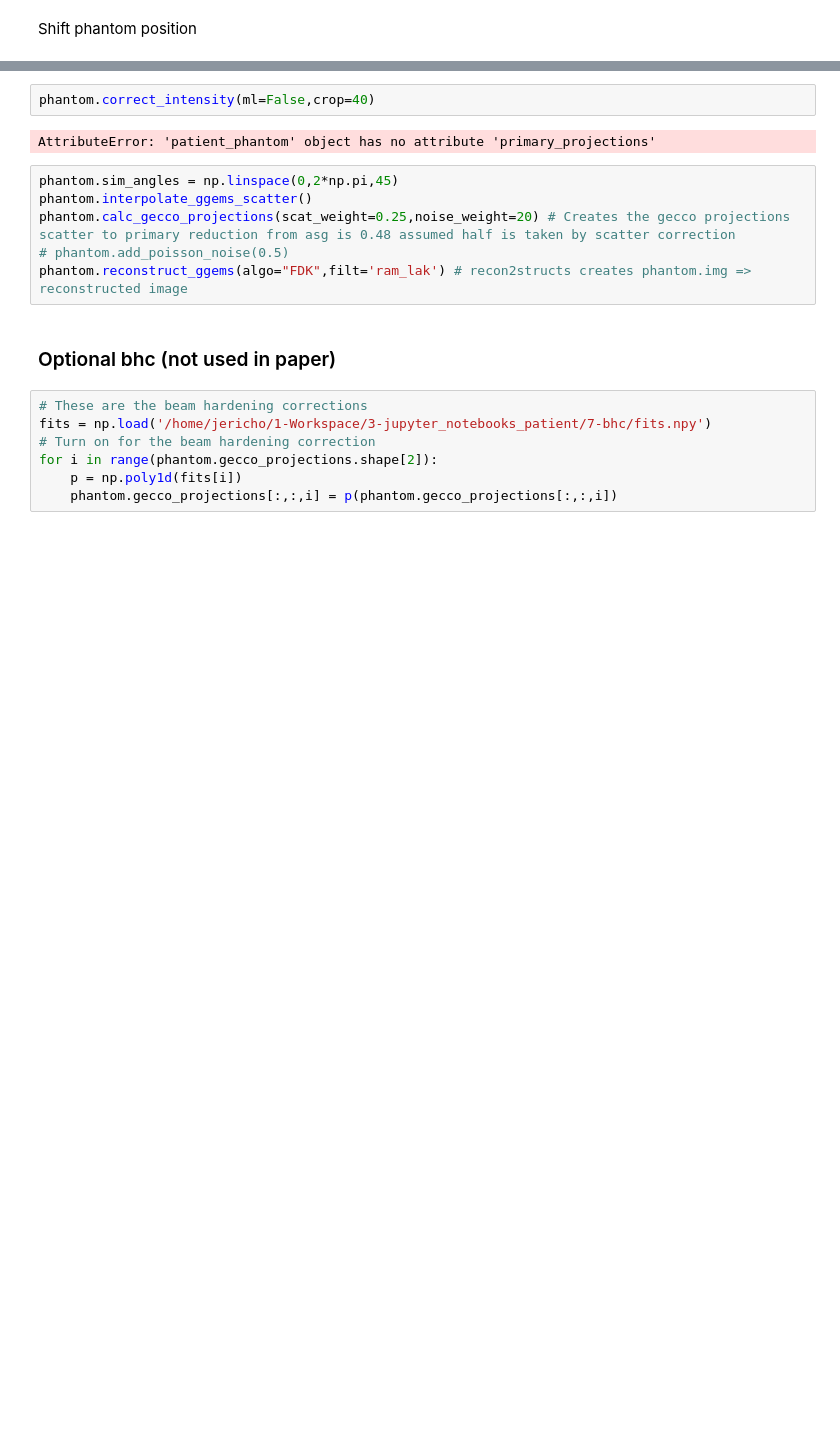
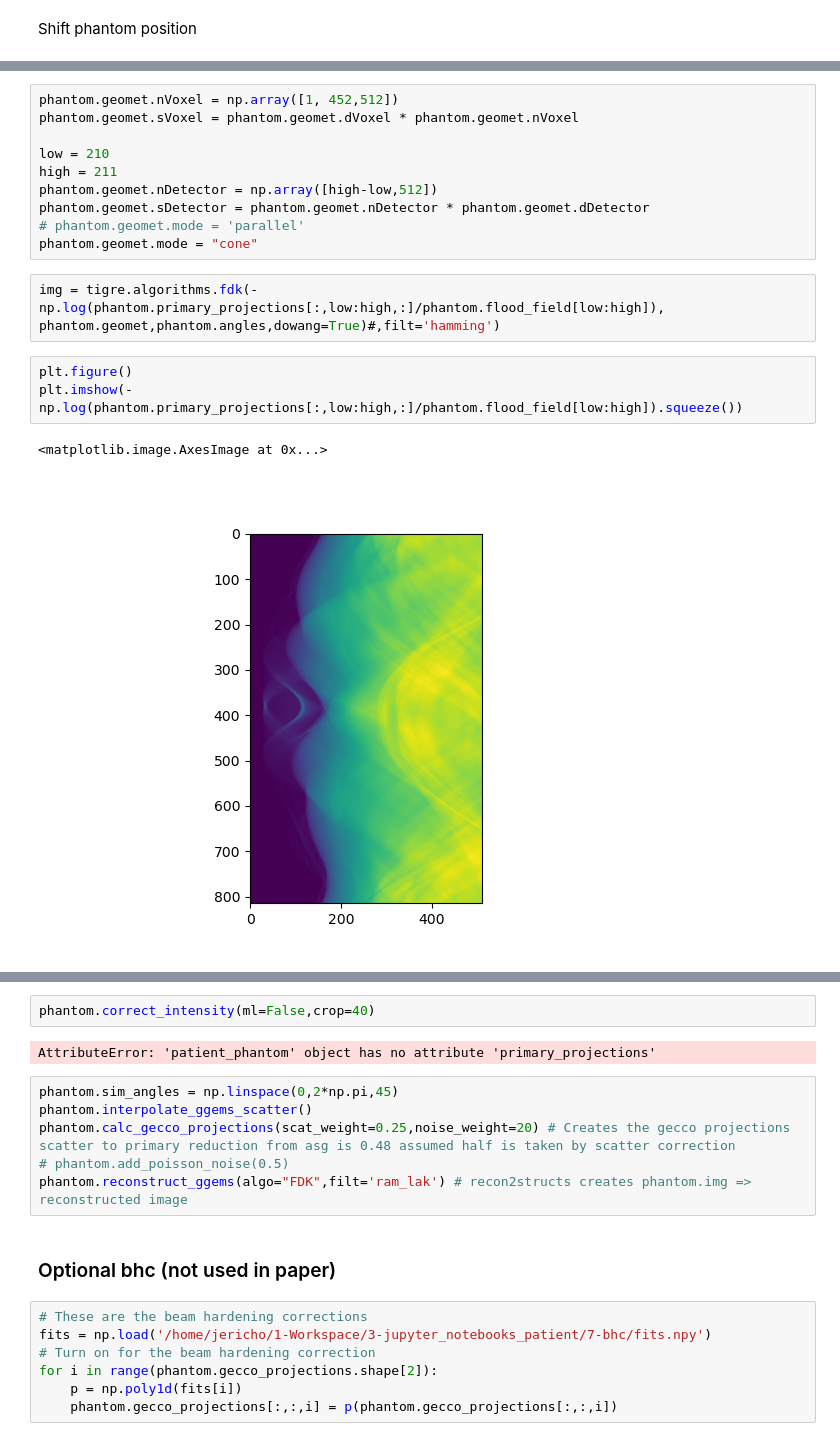
Before and after one commit to jerichooconnell/work-dfci, a Jupyter notebook: 3-jupyter_notebooks_paper/1.1-CNS_patient_paper/2.2-simulate_GECCO_RTIS_CNS_figure.ipynb, the cells around one changed output, grey strips where cells are left out. Saved outputs shown, nothing was run; the diff lists cells and outputs as text; blank space fills up the shorter version.

```diff
--- a/3-jupyter_notebooks_paper/1.1-CNS_patient_paper/2.2-simulate_GECCO_RTIS_CNS_figure.ipynb
+++ b/3-jupyter_notebooks_paper/1.1-CNS_patient_paper/2.2-simulate_GECCO_RTIS_CNS_figure.ipynb
@@ -104,0 +183,18 @@ phantom.run_gecco(1e16,815,conv_on=False)
+# %%
+phantom.geomet.nVoxel = np.array([1, 452,512])
+phantom.geomet.sVoxel = phantom.geomet.dVoxel * phantom.geomet.nVoxel
+
+low = 210
+high = 211
+phantom.geomet.nDetector = np.array([high-low,512])
+phantom.geomet.sDetector = phantom.geomet.nDetector * phantom.geomet.dDetector
+# phantom.geomet.mode = 'parallel'
+phantom.geomet.mode = "cone"
+# %%
+img = tigre.algorithms.fdk(-np.log(phantom.primary_projections[:,low:high,:]/phantom.flood_field[low:high]), phantom.geomet,phantom.angles,dowang=True)#,filt='hamming')
+# %%
+plt.figure()
+plt.imshow(-np.log(phantom.primary_projections[:,low:high,:]/phantom.flood_field[low:high]).squeeze())
+# %% [output]
+<matplotlib.image.AxesImage at 0x...>
+[figure, added]
```
Also changed, not shown: parts of 9 cells of this notebook, 1 other file.
